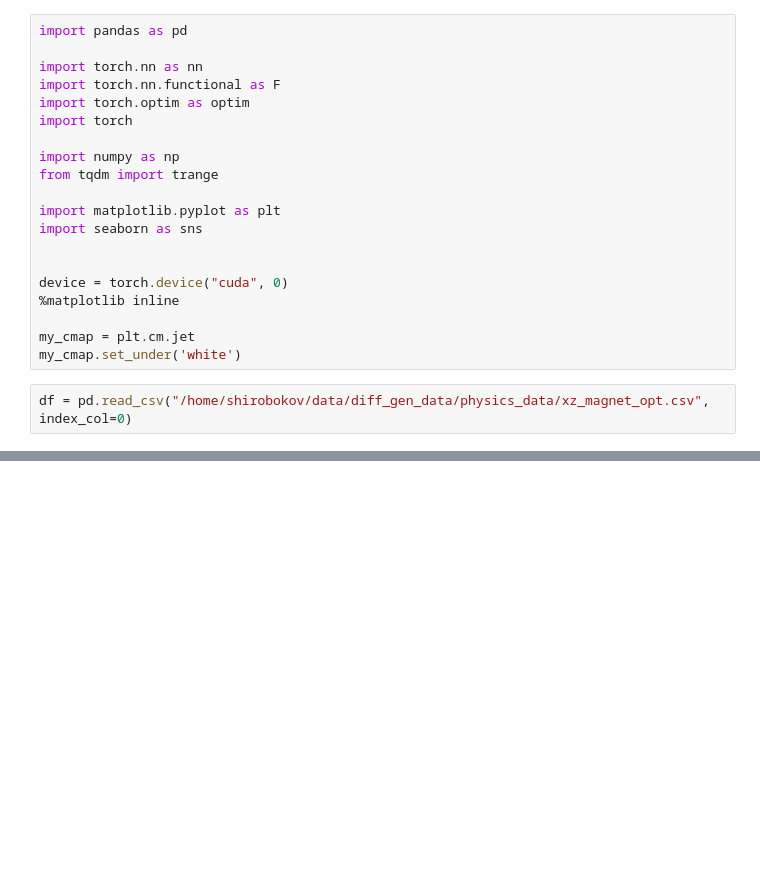
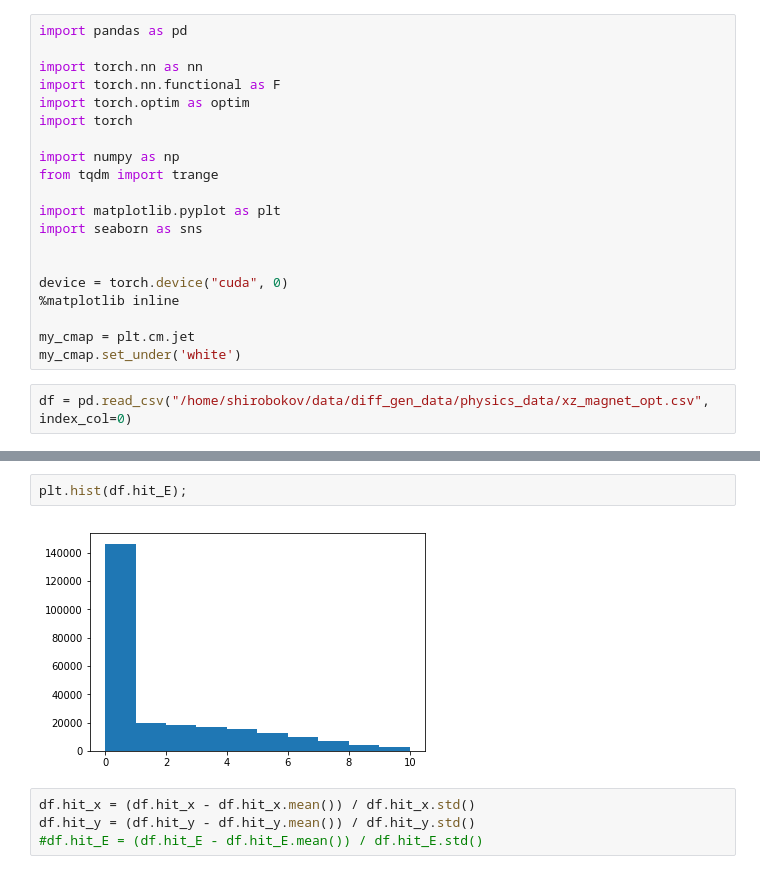
Before and after one commit to SchattenGenie/diff-surrogate, a Jupyter notebook: gan/physics/2d_magnet_EDA.ipynb, the cells around one changed output, grey strips where cells are left out. Saved outputs shown, nothing was run; the diff lists cells and outputs as text; blank space fills up the shorter version.

```diff
--- a/gan/physics/2d_magnet_EDA.ipynb
+++ b/gan/physics/2d_magnet_EDA.ipynb
@@ -31,0 +32,8 @@ df.head()
+# %%
+plt.hist(df.hit_E);
+# %% [output]
+[figure, added]
+# %%
+df.hit_x = (df.hit_x - df.hit_x.mean()) / df.hit_x.std()
+df.hit_y = (df.hit_y - df.hit_y.mean()) / df.hit_y.std()
+#df.hit_E = (df.hit_E - df.hit_E.mean()) / df.hit_E.std()
```
Also changed, not shown: parts of 14 cells of this notebook, 10 other files.
